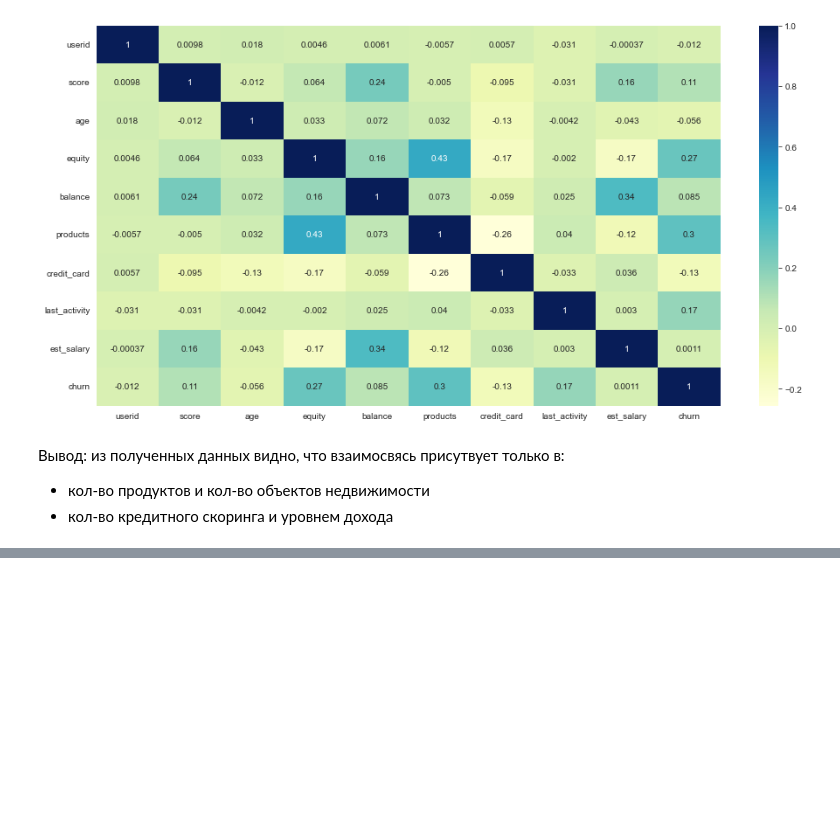
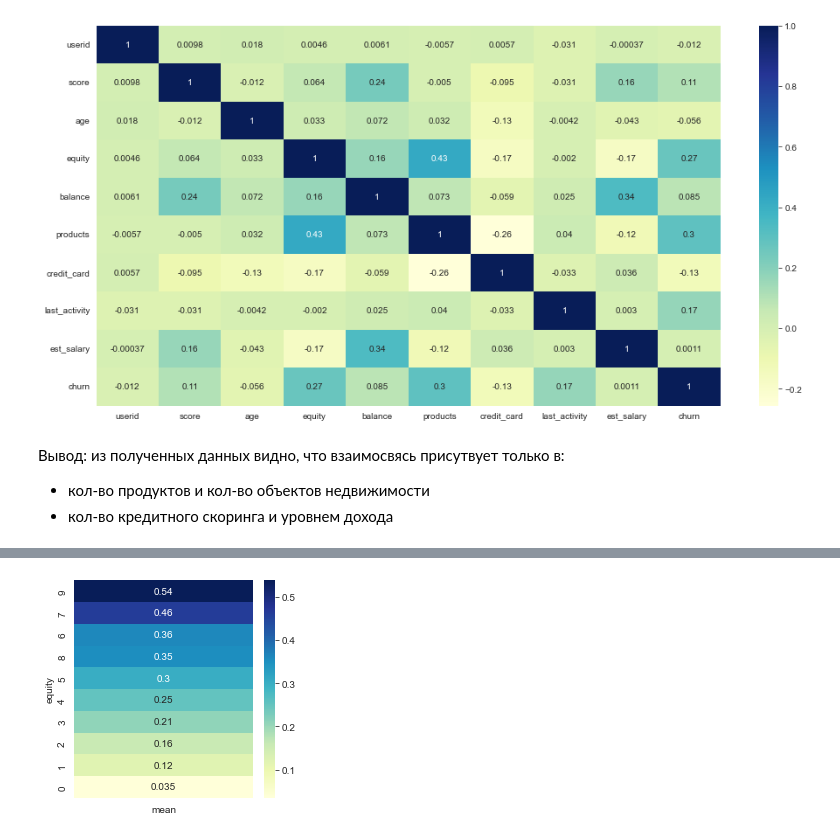
Before and after one commit to mxats1991/da_project_bank, a Jupyter notebook: da_v1.ipynb, the cells around one changed output, grey strips where cells are left out. Drawn from its saved outputs; the diff is of its cells as text; code cells hidden in the pictures; blank space fills up the shorter version.

```diff
--- a/da_v1.ipynb
+++ b/da_v1.ipynb
@@ -271,0 +440,6 @@ plt.show()
+# %%
+plt.figure(figsize=(4, 4))
+sns.heatmap(df.groupby('equity')['churn'].agg(['mean']).sort_values(by='mean', ascending=False), cmap="YlGnBu", annot=True)
+plt.show()
+# %% [output]
+[figure, added]
```
Also changed, not shown: parts of 57 cells of this notebook, 6 other files.
